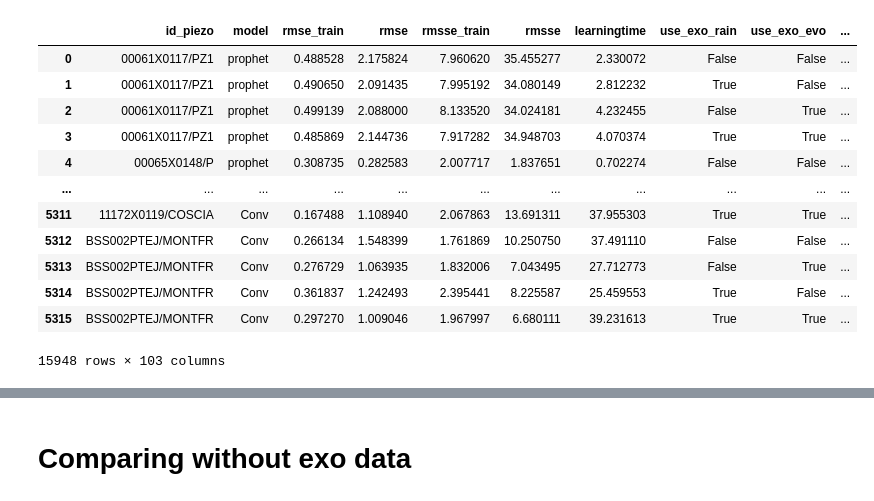
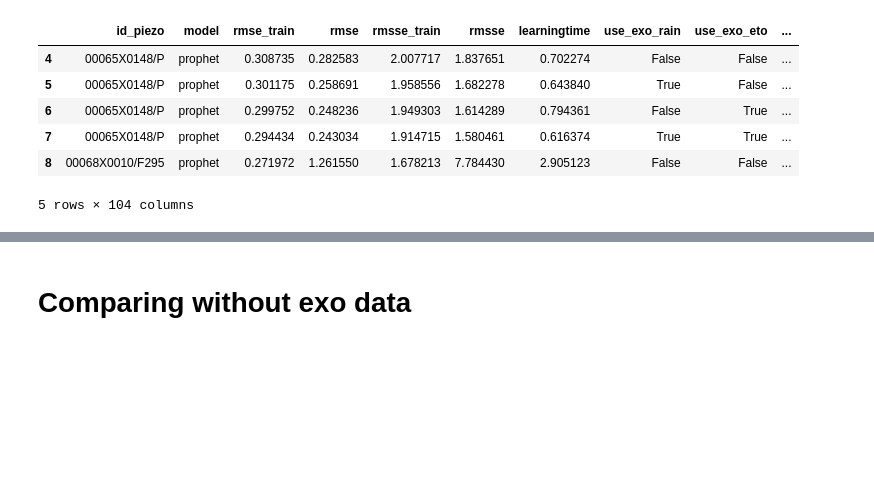
Before and after one commit to frankl1/piezoforecast, a Jupyter notebook: results/analysis.ipynb, the cells around one changed output, grey strips where cells are left out. Saved outputs shown, nothing was run; the diff lists cells and outputs as text; code cells hidden in the pictures; blank space fills up the shorter version.

```diff
--- a/results/analysis.ipynb
+++ b/results/analysis.ipynb
@@ -19,0 +87,3 @@ result_folder = './'
+# %%
+common_piezo = pd.read_csv('piezos_communs.csv').squeeze()
+common_piezo.head()
@@ -90,22 +169,21 @@ deepar_global_result
 # %%
 files = [result_folder + 'local_prophet.csv',
           result_folder + 'local_neuralprophet.csv',
           result_folder + 'local_Conv.csv']
 deeplearning_result = pd.concat([pd.read_csv(file, delimiter=',') for file in files])
-deeplearning_result = deeplearning_result.rename(columns={'bss_code': 'id_piezo', 'rmse_test': 'rmse', 'rmsse_test': 'rmsse'})
+deeplearning_result = deeplearning_result.rename(columns={'bss_code': 'id_piezo', 'rmse_test': 'rmse', 'rmsse_test': 'rmsse', 'use_exo_evo': 'use_exo_eto'})
+deeplearning_result = deeplearning_result[deeplearning_result.id_piezo.isin(common_piezo)]
+
+if 'use_exo_bdlisa' not in deeplearning_result.columns:
+    deeplearning_result['use_exo_bdlisa'] = False
+
 deeplearning_result['type'] = 'Local'
-deeplearning_result
+deeplearning_result.head()
 # %% [output]
-|  | id_piezo | model | rmse_train | rmse | rmsse_train | rmsse | learningtime | use_exo_rain | use_exo_evo | ... |
-| 0 | 00061X0117/PZ1 | prophet | 0.488528 | 2.175824 | 7.960620 | 35.455277 | 2.330072 | False | False | ... |
-| 1 | 00061X0117/PZ1 | prophet | 0.490650 | 2.091435 | 7.995192 | 34.080149 | 2.812232 | True | False | ... |
-| 2 | 00061X0117/PZ1 | prophet | 0.499139 | 2.088000 | 8.133520 | 34.024181 | 4.232455 | False | True | ... |
-| 3 | 00061X0117/PZ1 | prophet | 0.485869 | 2.144736 | 7.917282 | 34.948703 | 4.070374 | True | True | ... |
+|  | id_piezo | model | rmse_train | rmse | rmsse_train | rmsse | learningtime | use_exo_rain | use_exo_eto | ... |
 | 4 | 00065X0148/P | prophet | 0.308735 | 0.282583 | 2.007717 | 1.837651 | 0.702274 | False | False | ... |
-| ... | ... | ... | ... | ... | ... | ... | ... | ... | ... | ... |
-| 5311 | 11172X0119/COSCIA | Conv | 0.167488 | 1.108940 | 2.067863 | 13.691311 | 37.955303 | True | True | ... |
-| 5312 | BSS002PTEJ/MONTFR | Conv | 0.266134 | 1.548399 | 1.761869 | 10.250750 | 37.491110 | False | False | ... |
-| 5313 | BSS002PTEJ/MONTFR | Conv | 0.276729 | 1.063935 | 1.832006 | 7.043495 | 27.712773 | False | True | ... |
-| 5314 | BSS002PTEJ/MONTFR | Conv | 0.361837 | 1.242493 | 2.395441 | 8.225587 | 25.459553 | True | False | ... |
-| 5315 | BSS002PTEJ/MONTFR | Conv | 0.297270 | 1.009046 | 1.967997 | 6.680111 | 39.231613 | True | True | ... |
+| 5 | 00065X0148/P | prophet | 0.301175 | 0.258691 | 1.958556 | 1.682278 | 0.643840 | True | False | ... |
+| 6 | 00065X0148/P | prophet | 0.299752 | 0.248236 | 1.949303 | 1.614289 | 0.794361 | False | True | ... |
+| 7 | 00065X0148/P | prophet | 0.294434 | 0.243034 | 1.914715 | 1.580461 | 0.616374 | True | True | ... |
+| 8 | 00068X0010/F295 | prophet | 0.271972 | 1.261550 | 1.678213 | 7.784430 | 2.905123 | False | False | ... |
-15948 rows × 103 columns
+5 rows × 104 columns
```
Also changed, not shown: parts of 32 cells of this notebook, 1 other file.
